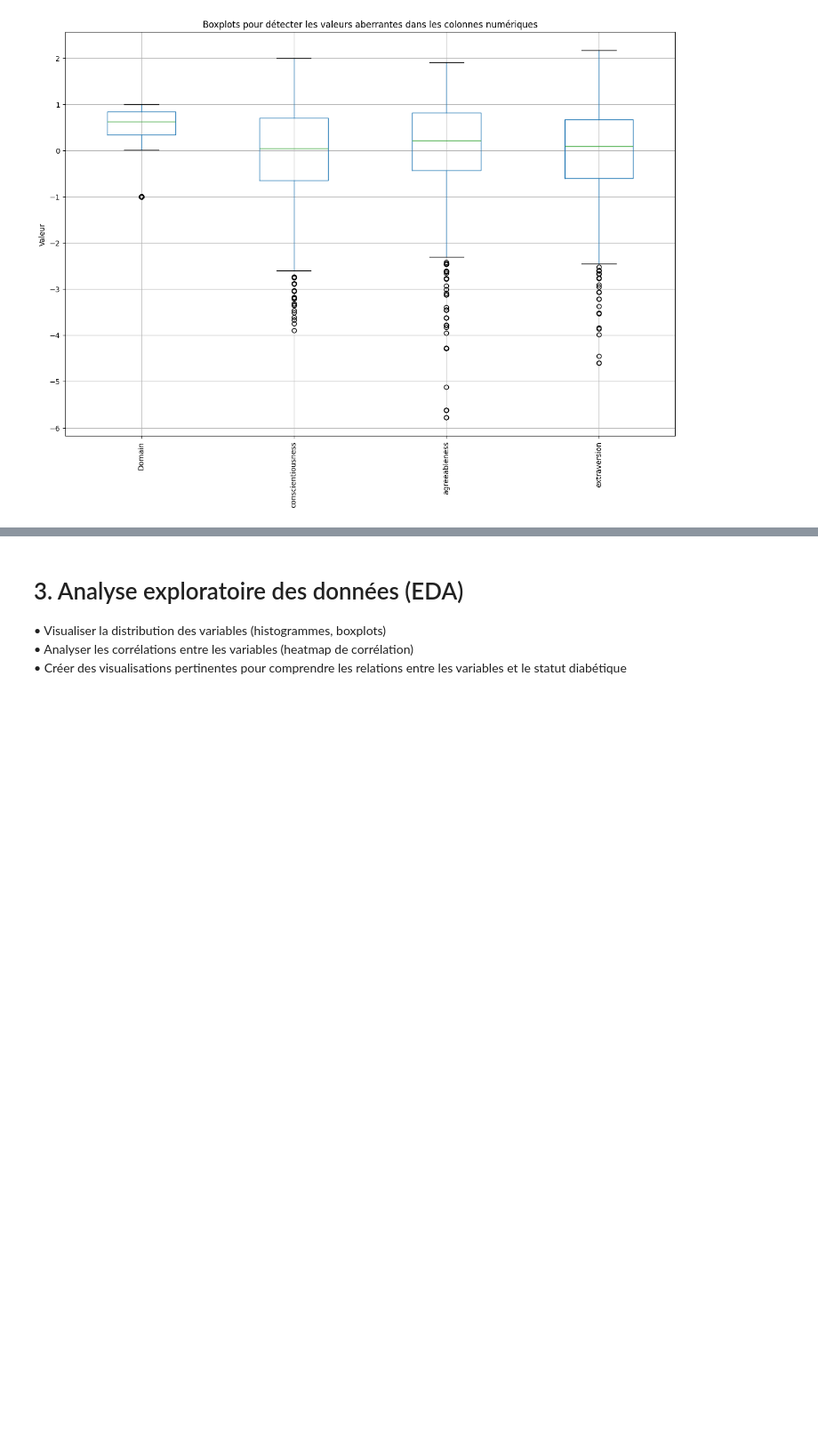
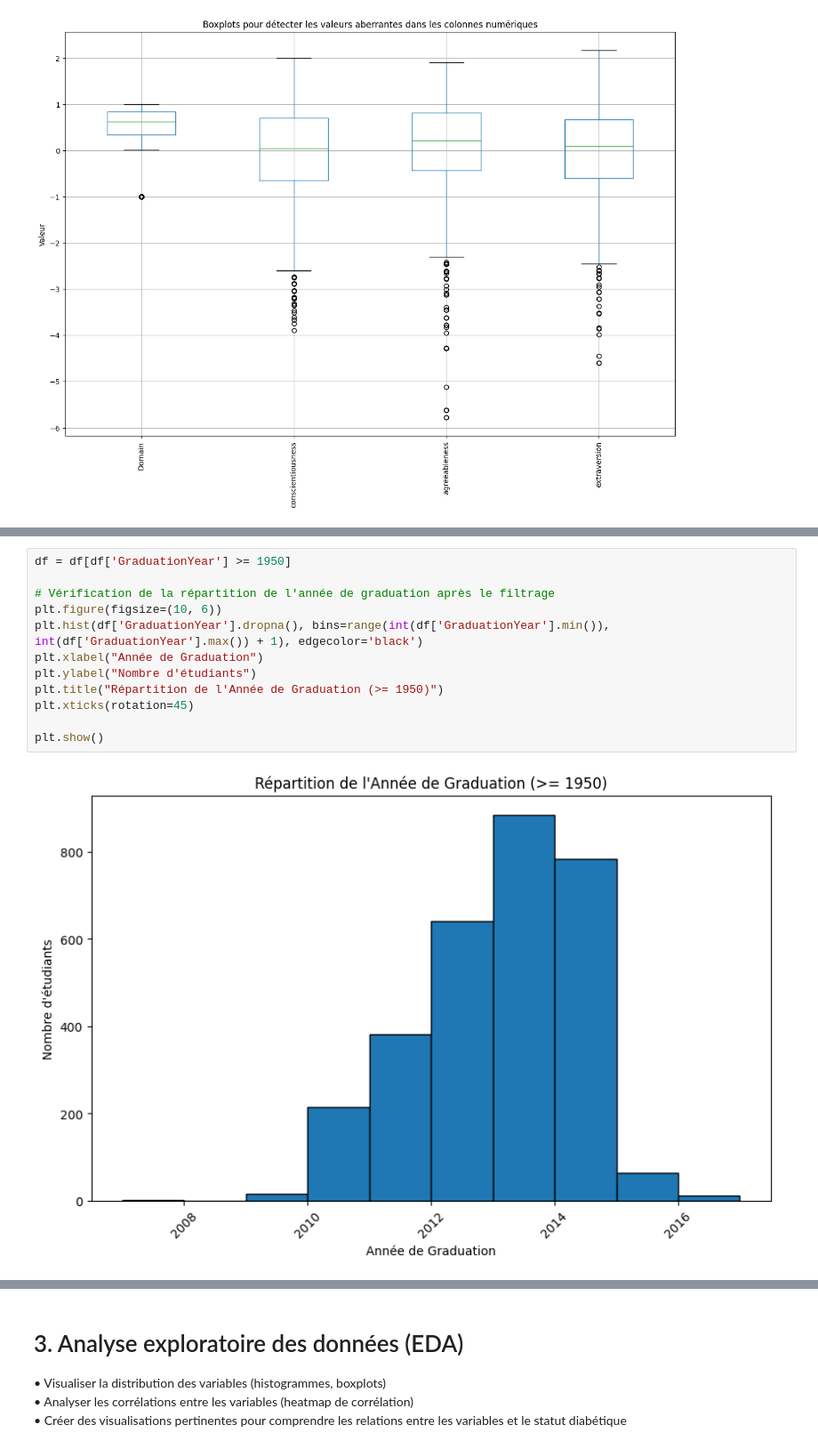
Before and after one commit to MGentieu/Projet_python_data, a Jupyter notebook: Notebook_projet.ipynb, the cells around one changed output, grey strips where cells are left out. Shown at 89% size. Saved outputs shown, nothing was run; the diff lists cells and outputs as text; blank space fills up the shorter version.

```diff
--- a/Notebook_projet.ipynb
+++ b/Notebook_projet.ipynb
@@ -125,0 +138,14 @@ plt.show()
+# %%
+df = df[df['GraduationYear'] >= 1950]
+
+# Vérification de la répartition de l'année de graduation après le filtrage
+plt.figure(figsize=(10, 6))
+plt.hist(df['GraduationYear'].dropna(), bins=range(int(df['GraduationYear'].min()), int(df['GraduationYear'].max()) + 1), edgecolor='black')
+plt.xlabel("Année de Graduation")
+plt.ylabel("Nombre d'étudiants")
+plt.title("Répartition de l'Année de Graduation (>= 1950)")
+plt.xticks(rotation=45)
+
+plt.show()
+# %% [output]
+[figure, added]
```
Also changed, not shown: parts of 8 cells of this notebook.
